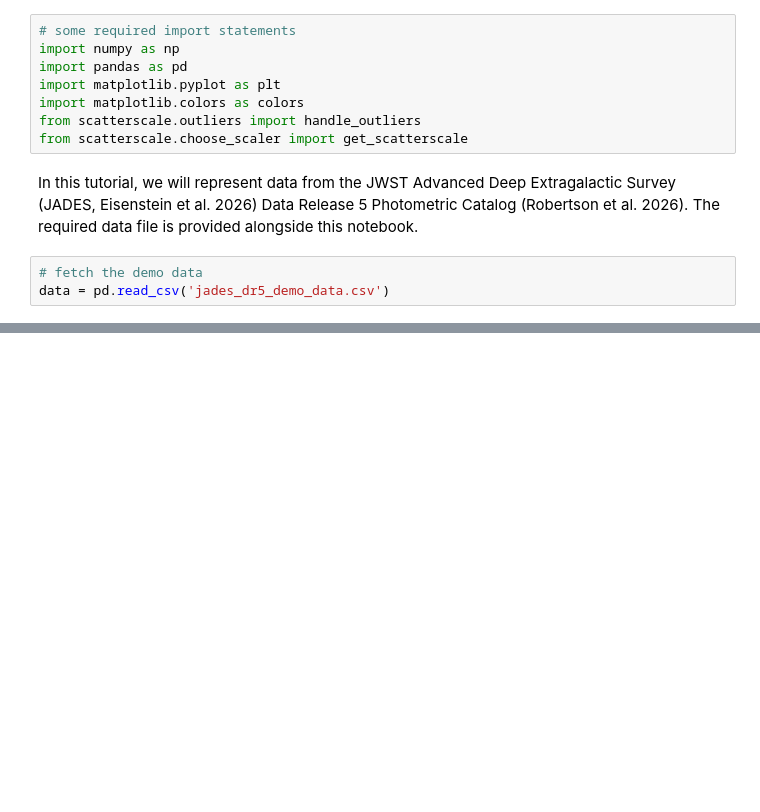
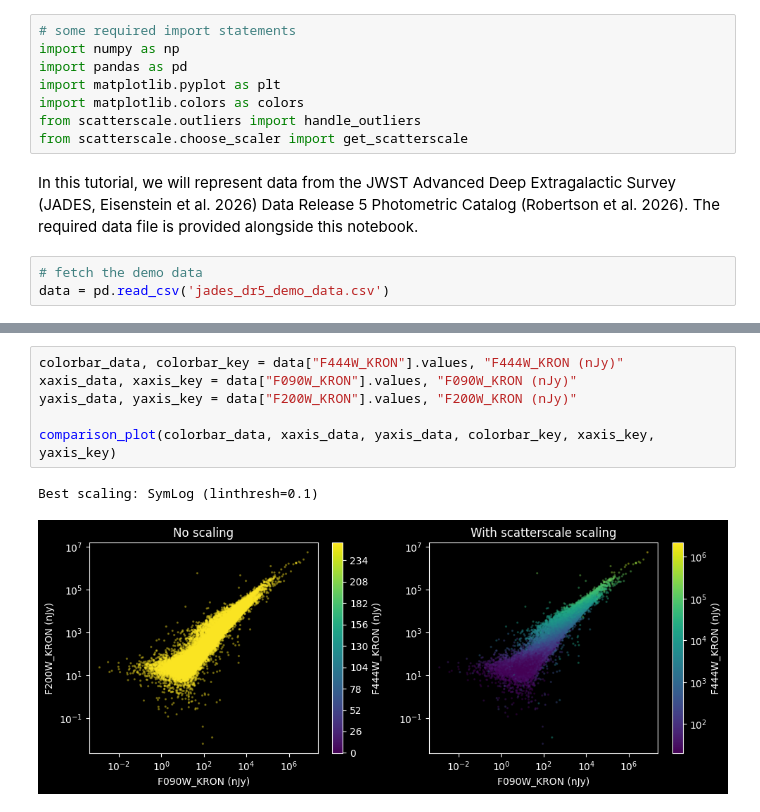
Before and after one commit to juliana-karp/scatterscale, a Jupyter notebook: docs/tutorials/full_demo.ipynb, the cells around one changed output, grey strips where cells are left out. Cells and saved outputs as stored; diff of their text form; blank space fills up the shorter version.

```diff
--- a/docs/tutorials/full_demo.ipynb
+++ b/docs/tutorials/full_demo.ipynb
@@ -19,0 +83,9 @@ data = pd.read_csv('jades_dr5_demo_data.csv')
+# %%
+colorbar_data, colorbar_key = data["F444W_KRON"].values, "F444W_KRON (nJy)"
+xaxis_data, xaxis_key = data["F090W_KRON"].values, "F090W_KRON (nJy)"
+yaxis_data, yaxis_key = data["F200W_KRON"].values, "F200W_KRON (nJy)"
+
+comparison_plot(colorbar_data, xaxis_data, yaxis_data, colorbar_key, xaxis_key, yaxis_key)
+# %% [output]
+Best scaling: SymLog (linthresh=0.1)
+[figure, added]
```
Also changed, not shown: parts of 12 cells of this notebook, 1 other file.
